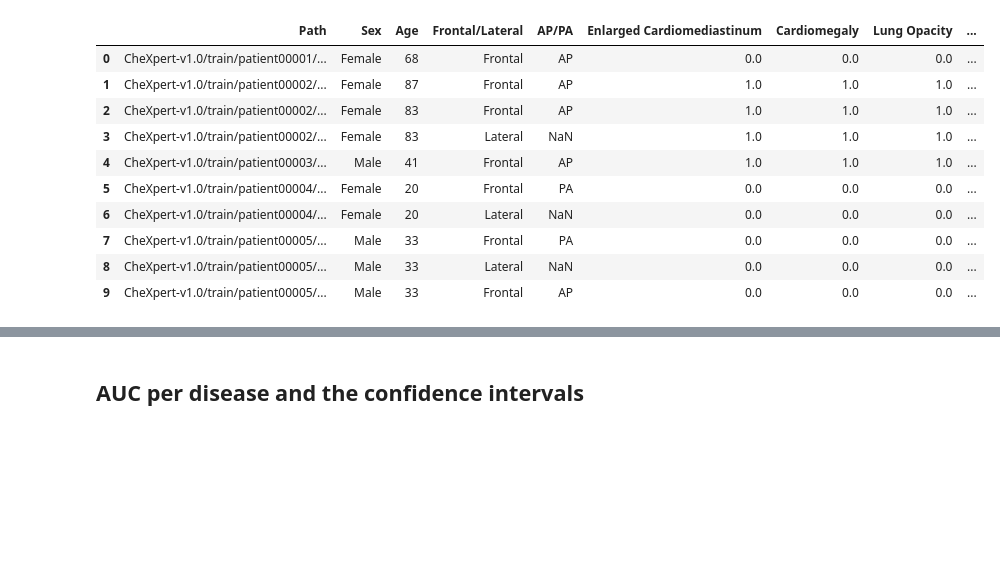
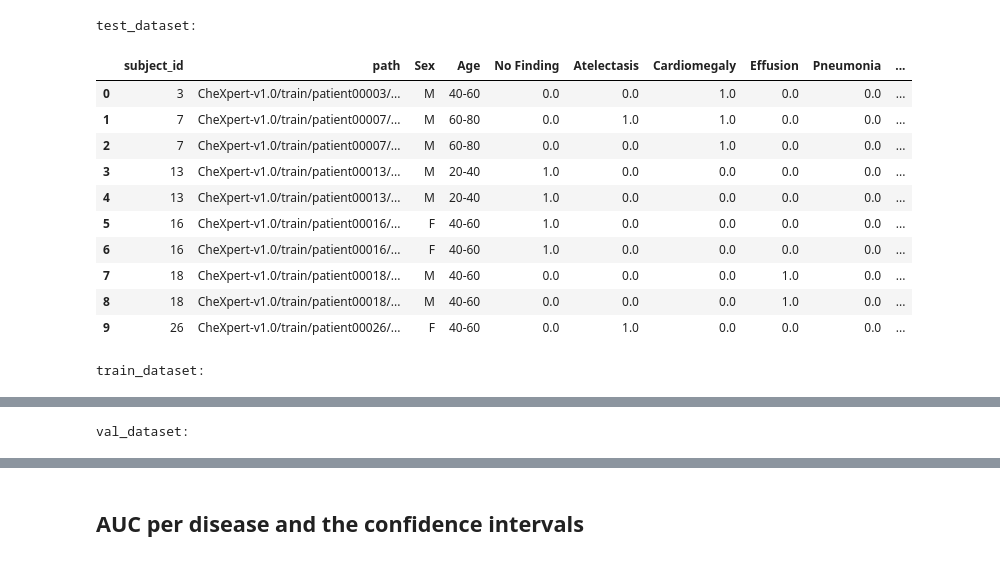
Before and after one commit to andrix007/Underdiagnosis_NatMed, a Jupyter notebook: CXP/Preprocess Data.ipynb, the cells around one changed output, grey strips where cells are left out. Drawn from its saved outputs; the diff is of its cells as text; code cells hidden in the pictures; blank space fills up the shorter version.

```diff
--- a/CXP/Preprocess Data.ipynb
+++ b/CXP/Preprocess Data.ipynb
@@ -4,2 +5,6 @@ import numpy as np
 import matplotlib.pyplot as plt
 from statistics import mean
+# %%
+df = pd.read_csv('train_visualCheXbert.csv')
+df = preprocess_CXP(df)
+display(df.head(10))
@@ -6,46 +24,37 @@ from statistics import mean
 # %%
-df = pd.read_csv('train_visualCheXbert.csv')
-df.head(10)
-# cols = ['Patient ID'] + [col for col in df.columns if col != 'Patient ID']
-# df = df[cols]
-# #display(df.head(10))
-#
-# test_patients = pd.read_csv('Splits/TestSubjectid.csv', header=None, names=['Patient ID'])
-# test_df = df[df['Patient ID'].isin(test_patients['Patient ID'])]
-#
-# test_df = test_df.reset_index(drop=True)
-# print("test_dataset:")
-# display(test_df.head(10))
-#
-#
-# train_patients = pd.read_csv('Splits/TrainSubjectID.csv', header=None, names=['Patient ID'])
-# train_df = df[df['Patient ID'].isin(train_patients['Patient ID'])]
-#
-# train_df = train_df.reset_index(drop=True)
-# print("train_dataset:")
-# display(train_df.head(10))
-#
-#
-# val_patients = pd.read_csv('Splits/ValSubjectid.csv', header=None, names=['Patient ID'])
-# val_df = df[df['Patient ID'].isin(val_patients['Patient ID'])]
-#
-# val_df = val_df.reset_index(drop=True)
-# print("val_dataset:")
-# display(val_df.head(10))
-#test_data = df[df['Patient ID']]
+test_patients = pd.read_csv('Splits/TestSubjectid.csv', header=None, names=['subject_id'])
+test_df = df[df['subject_id'].isin(test_patients['subject_id'])]
 
-#d = pd.merge(patient_metadata, findings, left_on='Patient ID', right_on='subj_id', how='left')
+test_df = test_df.reset_index(drop=True)
+print("test_dataset:")
+display(test_df.head(10))
 
-#d.describe()
+
+train_patients = pd.read_csv('Splits/TrainSubjectID.csv', header=None, names=['subject_id'])
+train_df = df[df['subject_id'].isin(train_patients['subject_id'])]
+
+train_df = train_df.reset_index(drop=True)
+print("train_dataset:")
+display(train_df.head(10))
+
+
+val_patients = pd.read_csv('Splits/ValSubjectid.csv', header=None, names=['subject_id'])
+val_df = df[df['subject_id'].isin(val_patients['subject_id'])]
+
+val_df = val_df.reset_index(drop=True)
+print("val_dataset:")
+display(val_df.head(10))
 # %% [output]
+test_dataset:
-|  | Path | Sex | Age | Frontal/Lateral | AP/PA | Enlarged Cardiomediastinum | Cardiomegaly | Lung Opacity | ... |
-| 0 | CheXpert-v1.0/train/patient00001/... | Female | 68 | Frontal | AP | 0.0 | 0.0 | 0.0 | ... |
-| 1 | CheXpert-v1.0/train/patient00002/... | Female | 87 | Frontal | AP | 1.0 | 1.0 | 1.0 | ... |
-| 2 | CheXpert-v1.0/train/patient00002/... | Female | 83 | Frontal | AP | 1.0 | 1.0 | 1.0 | ... |
-| 3 | CheXpert-v1.0/train/patient00002/... | Female | 83 | Lateral | NaN | 1.0 | 1.0 | 1.0 | ... |
-| 4 | CheXpert-v1.0/train/patient00003/... | Male | 41 | Frontal | AP | 1.0 | 1.0 | 1.0 | ... |
-| 5 | CheXpert-v1.0/train/patient00004/... | Female | 20 | Frontal | PA | 0.0 | 0.0 | 0.0 | ... |
-| 6 | CheXpert-v1.0/train/patient00004/... | Female | 20 | Lateral | NaN | 0.0 | 0.0 | 0.0 | ... |
-| 7 | CheXpert-v1.0/train/patient00005/... | Male | 33 | Frontal | PA | 0.0 | 0.0 | 0.0 | ... |
-| 8 | CheXpert-v1.0/train/patient00005/... | Male | 33 | Lateral | NaN | 0.0 | 0.0 | 0.0 | ... |
-| 9 | CheXpert-v1.0/train/patient00005/... | Male | 33 | Frontal | AP | 0.0 | 0.0 | 0.0 | ... |
+|  | subject_id | path | Sex | Age | No Finding | Atelectasis | Cardiomegaly | Effusion | Pneumonia | ... |
+| 0 | 3 | CheXpert-v1.0/train/patient00003/... | M | 40-60 | 0.0 | 0.0 | 1.0 | 0.0 | 0.0 | ... |
+| 1 | 7 | CheXpert-v1.0/train/patient00007/... | M | 60-80 | 0.0 | 1.0 | 1.0 | 0.0 | 0.0 | ... |
+| 2 | 7 | CheXpert-v1.0/train/patient00007/... | M | 60-80 | 0.0 | 0.0 | 1.0 | 0.0 | 0.0 | ... |
+| 3 | 13 | CheXpert-v1.0/train/patient00013/... | M | 20-40 | 1.0 | 0.0 | 0.0 | 0.0 | 0.0 | ... |
+| 4 | 13 | CheXpert-v1.0/train/patient00013/... | M | 20-40 | 1.0 | 0.0 | 0.0 | 0.0 | 0.0 | ... |
+| 5 | 16 | CheXpert-v1.0/train/patient00016/... | F | 40-60 | 1.0 | 0.0 | 0.0 | 0.0 | 0.0 | ... |
+| 6 | 16 | CheXpert-v1.0/train/patient00016/... | F | 40-60 | 1.0 | 0.0 | 0.0 | 0.0 | 0.0 | ... |
+| 7 | 18 | CheXpert-v1.0/train/patient00018/... | M | 40-60 | 0.0 | 0.0 | 0.0 | 1.0 | 0.0 | ... |
+| 8 | 18 | CheXpert-v1.0/train/patient00018/... | M | 40-60 | 0.0 | 0.0 | 0.0 | 1.0 | 0.0 | ... |
+| 9 | 26 | CheXpert-v1.0/train/patient00026/... | F | 40-60 | 0.0 | 1.0 | 0.0 | 0.0 | 0.0 | ... |
+train_dataset:
@@ -51,0 +72 @@ df.head(10)
+val_dataset:
```
Also changed, not shown: parts of 16 cells of this notebook, 24 other files.
